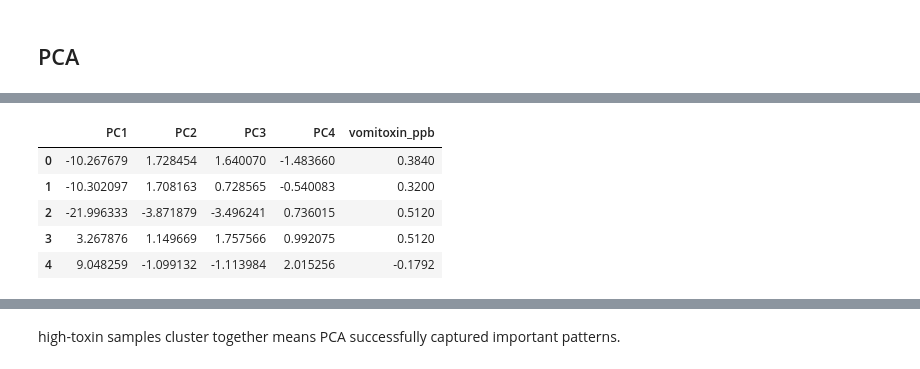
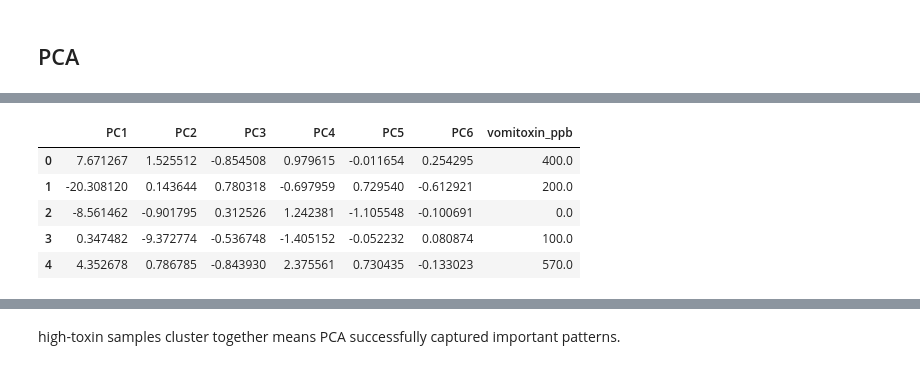
Before and after one commit to NotAbdelrahmanelsayed/hyperspectral_mycotoxin_prediction, a Jupyter notebook: notebook.ipynb, the cells around one changed output, grey strips where cells are left out. Cells and saved outputs as stored; diff of their text form; code cells hidden in the pictures.

```diff
--- a/notebook.ipynb
+++ b/notebook.ipynb
@@ -95,8 +101,17 @@ I will standardize the data using Robust Scaling as it is best for skewed data a
 ## Data Preprocessing
 # %% [markdown]
 Standardization using RobustScaler
+# %%
+# Prepare the data
+X = df.drop("vomitoxin_ppb", axis=1)
+y = df["vomitoxin_ppb"]
+X_train, X_test, y_train, y_test = train_test_split(X, y, test_size=0.2, random_state=42)
+# %%
+# Apply log transformation
+y_train = np.log1p(y_train)
+y_test = np.log1p(y_test)
 # %%
 # Apply robust scaling
 scaler = RobustScaler()
-scaled_data = scaler.fit_transform(df)
-df_scaled = pd.DataFrame(scaled_data, columns=df.columns)
+X_train_scaled = scaler.fit_transform(X_train)
+X_test_scaled = scaler.transform(X_test)
@@ -128,3 +122,7 @@ X_pca = pca.fit_transform(X)
+# %%
+pca = PCA(n_components=10)
+X_train_pca = pca.fit_transform(X_train_scaled)
+X_test_pca = pca.transform(X_test_scaled)
 # %%
 from src.utils import plot_pca_analysis
 plot_pca_analysis(pca)
@@ -140,18 +138,19 @@ plot_pca_analysis(pca)
 # %%
 # Select the first 4 components
-X_pca_selected = X_pca[:, :4]
+X_train_pca_selected = X_train_pca[:, :6]
+X_test_pca_selected = X_test_pca[:, :6]
 
 # Convert PCA results into dataframe
-df_pca = pd.DataFrame(X_pca_selected)
-df_pca.columns = [f"PC{i+1}" for i in range(X_pca_selected.shape[1])]
-df_pca["vomitoxin_ppb"] = y
+df_pca = pd.DataFrame(X_train_pca_selected)
+df_pca.columns = [f"PC{i+1}" for i in range(X_train_pca_selected.shape[1])]
+df_pca["vomitoxin_ppb"] = np.expm1(y_train.values)
 df_pca.head()
 # %% [output]
-|  | PC1 | PC2 | PC3 | PC4 | vomitoxin_ppb |
-| 0 | -10.267679 | 1.728454 | 1.640070 | -1.483660 | 0.3840 |
-| 1 | -10.302097 | 1.708163 | 0.728565 | -0.540083 | 0.3200 |
-| 2 | -21.996333 | -3.871879 | -3.496241 | 0.736015 | 0.5120 |
-| 3 | 3.267876 | 1.149669 | 1.757566 | 0.992075 | 0.5120 |
-| 4 | 9.048259 | -1.099132 | -1.113984 | 2.015256 | -0.1792 |
+|  | PC1 | PC2 | PC3 | PC4 | PC5 | PC6 | vomitoxin_ppb |
+| 0 | 7.671267 | 1.525512 | -0.854508 | 0.979615 | -0.011654 | 0.254295 | 400.0 |
+| 1 | -20.308120 | 0.143644 | 0.780318 | -0.697959 | 0.729540 | -0.612921 | 200.0 |
+| 2 | -8.561462 | -0.901795 | 0.312526 | 1.242381 | -1.105548 | -0.100691 | 0.0 |
+| 3 | 0.347482 | -9.372774 | -0.536748 | -1.405152 | -0.052232 | 0.080874 | 100.0 |
+| 4 | 4.352678 | 0.786785 | -0.843930 | 2.375561 | 0.730435 | -0.133023 | 570.0 |
 # %%
 from src.utils import plot_pca_projection
```
Also changed, not shown: parts of 22 cells of this notebook, 2 other files.
